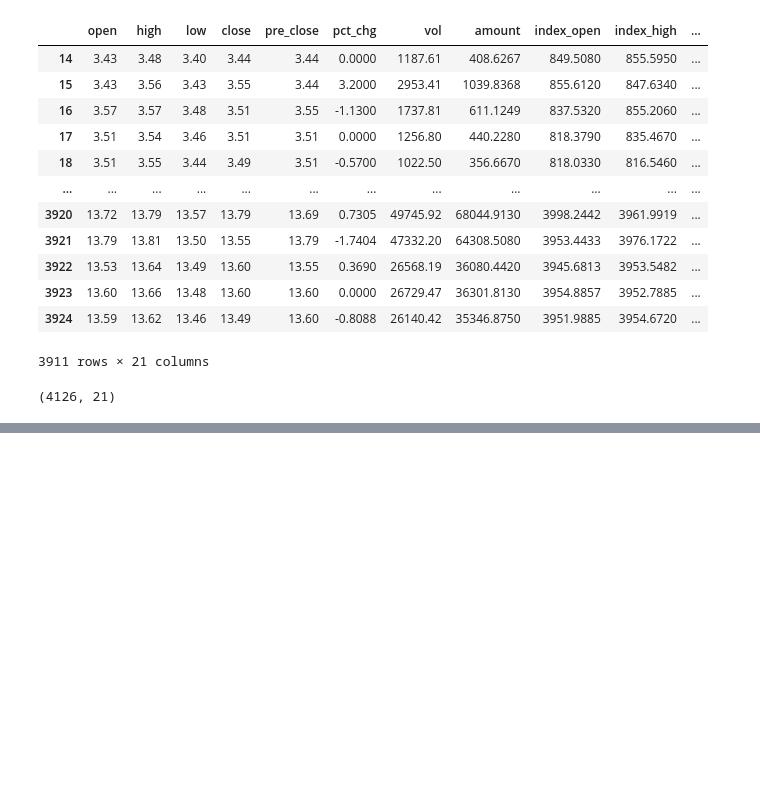
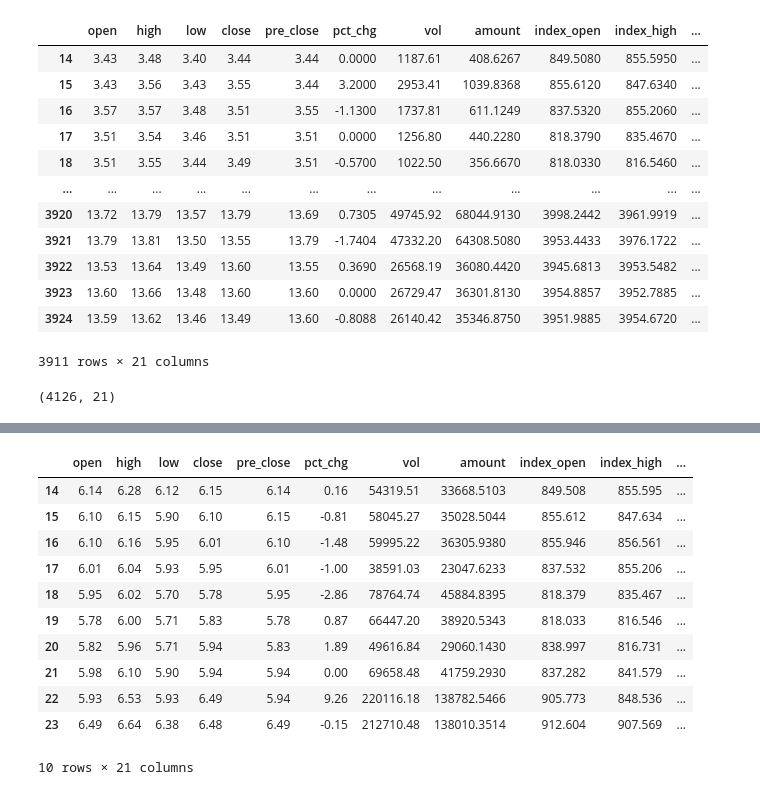
Before and after one commit to vincent05r/Stock_models, a Jupyter notebook: LSTM_stock_pytorch.ipynb, the cells around one changed output, grey strips where cells are left out. Cells and saved outputs as stored; diff of their text form; code cells hidden in the pictures; blank space fills up the shorter version.

```diff
--- a/LSTM_stock_pytorch.ipynb
+++ b/LSTM_stock_pytorch.ipynb
@@ -374,0 +373,16 @@ stock_list[0].shape
+# %%
+t1 = pandas_window(stock_list[0], 10)
+t1[0]
+# %% [output]
+|  | open | high | low | close | pre_close | pct_chg | vol | amount | index_open | index_high | ... |
+| 14 | 6.14 | 6.28 | 6.12 | 6.15 | 6.14 | 0.16 | 54319.51 | 33668.5103 | 849.508 | 855.595 | ... |
+| 15 | 6.10 | 6.15 | 5.90 | 6.10 | 6.15 | -0.81 | 58045.27 | 35028.5044 | 855.612 | 847.634 | ... |
+| 16 | 6.10 | 6.16 | 5.95 | 6.01 | 6.10 | -1.48 | 59995.22 | 36305.9380 | 855.946 | 856.561 | ... |
+| 17 | 6.01 | 6.04 | 5.93 | 5.95 | 6.01 | -1.00 | 38591.03 | 23047.6233 | 837.532 | 855.206 | ... |
+| 18 | 5.95 | 6.02 | 5.70 | 5.78 | 5.95 | -2.86 | 78764.74 | 45884.8395 | 818.379 | 835.467 | ... |
+| 19 | 5.78 | 6.00 | 5.71 | 5.83 | 5.78 | 0.87 | 66447.20 | 38920.5343 | 818.033 | 816.546 | ... |
+| 20 | 5.82 | 5.96 | 5.71 | 5.94 | 5.83 | 1.89 | 49616.84 | 29060.1430 | 838.997 | 816.731 | ... |
+| 21 | 5.98 | 6.10 | 5.90 | 5.94 | 5.94 | 0.00 | 69658.48 | 41759.2930 | 837.282 | 841.579 | ... |
+| 22 | 5.93 | 6.53 | 5.93 | 6.49 | 5.94 | 9.26 | 220116.18 | 138782.5466 | 905.773 | 848.536 | ... |
+| 23 | 6.49 | 6.64 | 6.38 | 6.48 | 6.49 | -0.15 | 212710.48 | 138010.3514 | 912.604 | 907.569 | ... |
+10 rows × 21 columns
```
Also changed, not shown: parts of 4 cells of this notebook, 1 other file.
